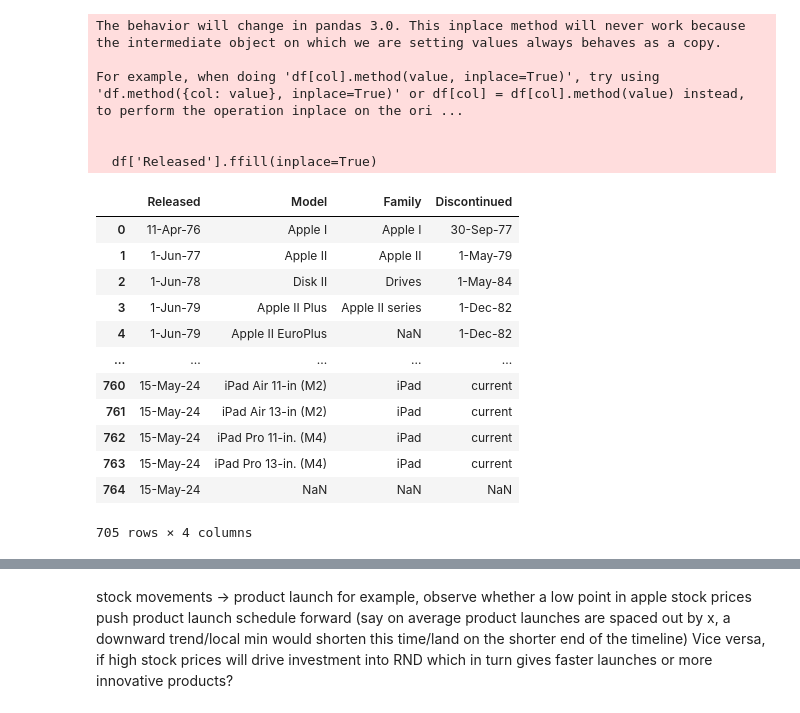
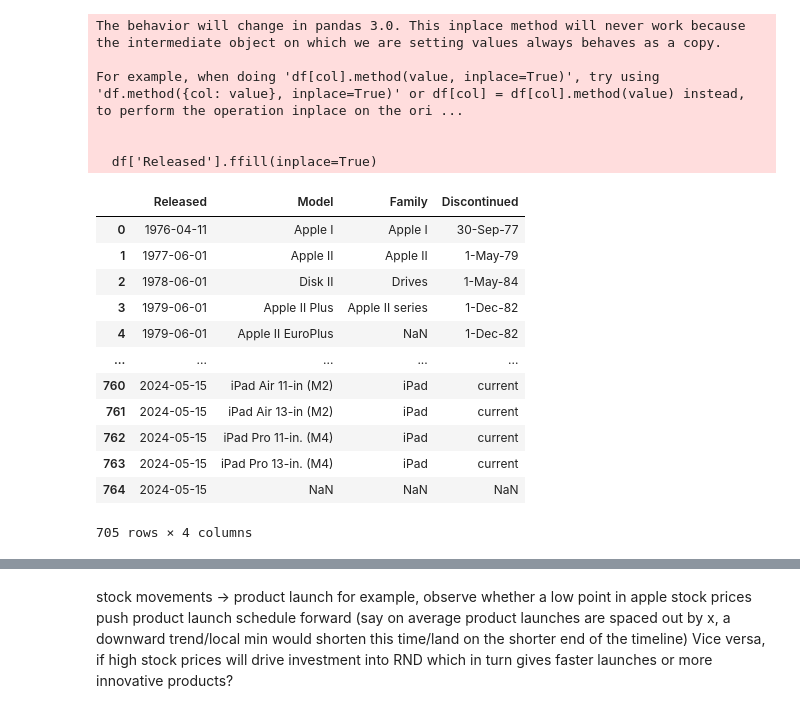
Before and after one commit to JewwyC/MGMT172GRP8, a Jupyter notebook: jerry.ipynb, the cells around one changed output, grey strips where cells are left out. Drawn from its saved outputs; the diff is of its cells as text; code cells hidden in the pictures.

```diff
--- a/jerry.ipynb
+++ b/jerry.ipynb
@@ -35,26 +43,27 @@ Apple
 # %%
 df = pd.read_csv('Apple Product Timeline.csv')
 df['Released'].ffill(inplace=True)
 df = df.loc[df['Released'].str[0].str.isdigit()]
+df['Released'] = pd.to_datetime(df['Released'])
 # operations on the data to clean up the file, remove irrelevant rows and columns
 df
 # %% [output]
 The behavior will change in pandas 3.0. This inplace method will never work because the intermediate object on which we are setting values always behaves as a copy.
 
 For example, when doing 'df[col].method(value, inplace=True)', try using 'df.method({col: value}, inplace=True)' or df[col] = df[col].method(value) instead, to perform the operation inplace on the ori ...
 
 
   df['Released'].ffill(inplace=True)
 |  | Released | Model | Family | Discontinued |
-| 0 | 11-Apr-76 | Apple I | Apple I | 30-Sep-77 |
-| 1 | 1-Jun-77 | Apple II | Apple II | 1-May-79 |
-| 2 | 1-Jun-78 | Disk II | Drives | 1-May-84 |
-| 3 | 1-Jun-79 | Apple II Plus | Apple II series | 1-Dec-82 |
-| 4 | 1-Jun-79 | Apple II EuroPlus | NaN | 1-Dec-82 |
+| 0 | 1976-04-11 | Apple I | Apple I | 30-Sep-77 |
+| 1 | 1977-06-01 | Apple II | Apple II | 1-May-79 |
+| 2 | 1978-06-01 | Disk II | Drives | 1-May-84 |
+| 3 | 1979-06-01 | Apple II Plus | Apple II series | 1-Dec-82 |
+| 4 | 1979-06-01 | Apple II EuroPlus | NaN | 1-Dec-82 |
 | ... | ... | ... | ... | ... |
-| 760 | 15-May-24 | iPad Air 11-in (M2) | iPad | current |
-| 761 | 15-May-24 | iPad Air 13-in (M2) | iPad | current |
-| 762 | 15-May-24 | iPad Pro 11-in. (M4) | iPad | current |
-| 763 | 15-May-24 | iPad Pro 13-in. (M4) | iPad | current |
-| 764 | 15-May-24 | NaN | NaN | NaN |
+| 760 | 2024-05-15 | iPad Air 11-in (M2) | iPad | current |
+| 761 | 2024-05-15 | iPad Air 13-in (M2) | iPad | current |
+| 762 | 2024-05-15 | iPad Pro 11-in. (M4) | iPad | current |
+| 763 | 2024-05-15 | iPad Pro 13-in. (M4) | iPad | current |
+| 764 | 2024-05-15 | NaN | NaN | NaN |
 705 rows × 4 columns
```
Also changed, not shown: parts of 4 cells of this notebook.
